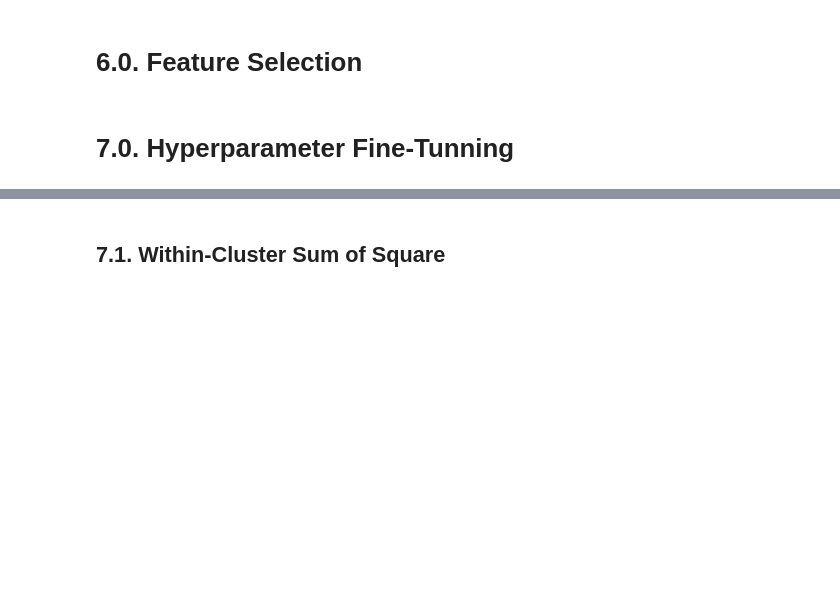
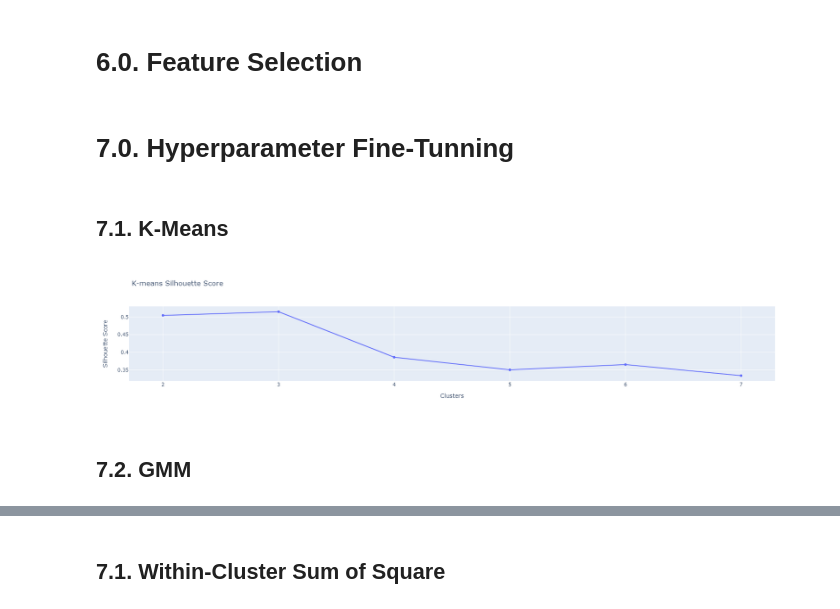
Before and after one commit to Lucas-Okamura/Insiders-Clustering, a Jupyter notebook: Insiders-Clustering.ipynb, the cells around one changed output, grey strips where cells are left out. Saved outputs shown, nothing was run; the diff lists cells and outputs as text; code cells hidden in the pictures; blank space fills up the shorter version.

```diff
--- a/Insiders-Clustering.ipynb
+++ b/Insiders-Clustering.ipynb
@@ -954,3 +955,5 @@ df6 = df5.copy()
 X = df6.drop(columns = 'customer_id')
 # %%
 clusters = [2, 3, 4, 5, 6, 7]
+# %% [markdown]
+## 7.1. K-Means <a id='kmeans'></a>
@@ -956,0 +975,8 @@ clusters = [2, 3, 4, 5, 6, 7]
+# %%
+fig = px.line(x = clusters, y = kmeans_list, markers=True, title = 'K-means Silhouette Score')
+fig.update_layout(yaxis_title = 'Silhouette Score', xaxis_title = 'Clusters')
+fig.show()
+# %% [output]
+[figure, added]
+# %% [markdown]
+## 7.2. GMM <a id='gmm'></a>
```
Also changed, not shown: parts of 18 cells of this notebook.
